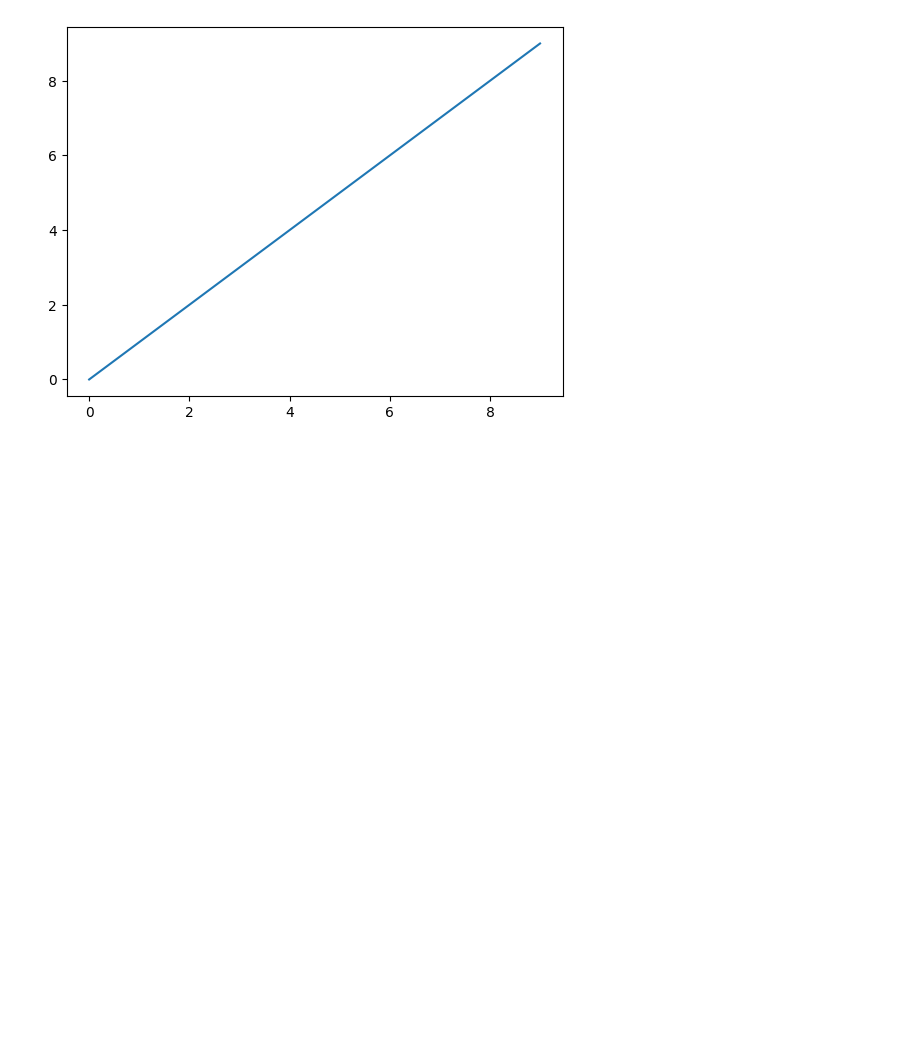
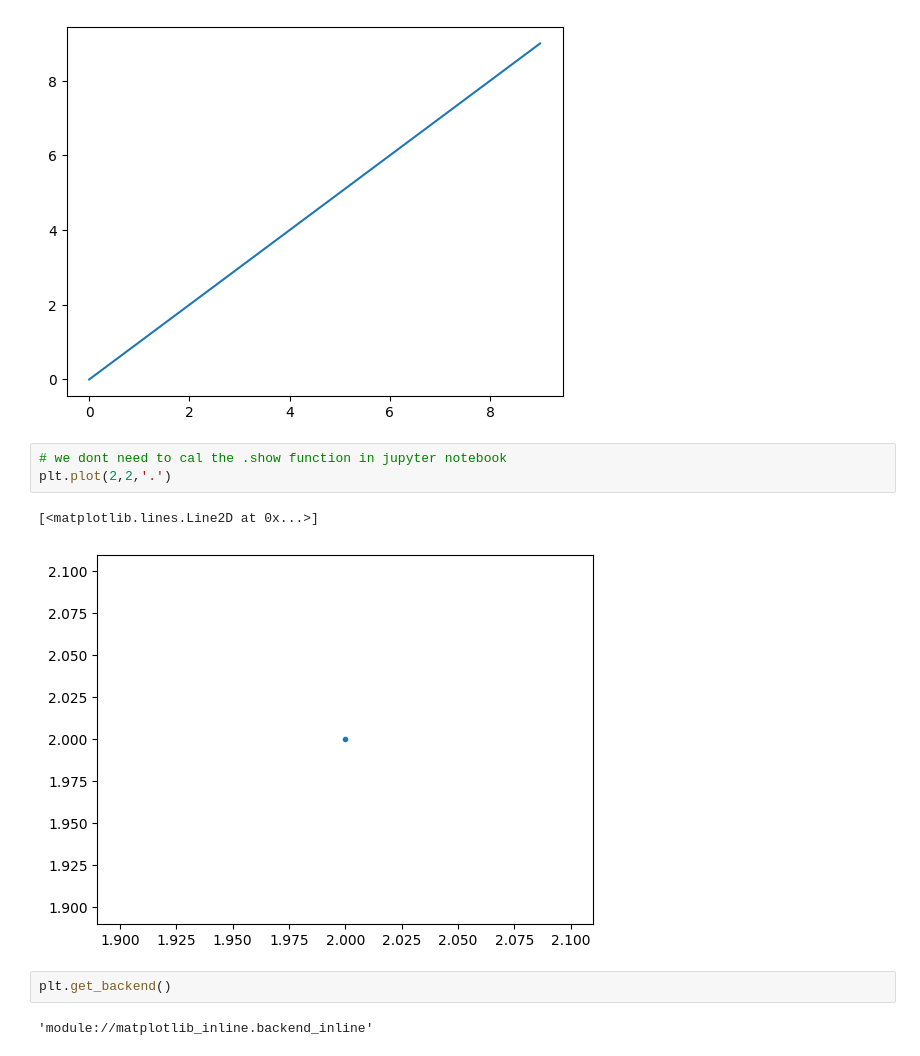
Before and after one commit to CoderCouple/NumPyPractice, a Jupyter notebook: src/visualizations/matplotlib/00_matplotlib_basics.ipynb, the cells around one changed output. Cells and saved outputs as stored; diff of their text form; blank space fills up the shorter version.

```diff
--- a/src/visualizations/matplotlib/00_matplotlib_basics.ipynb
+++ b/src/visualizations/matplotlib/00_matplotlib_basics.ipynb
@@ -83,3 +84,13 @@ plt.plot(data)
 # %% [output]
 [<matplotlib.lines.Line2D at 0x...>]
 [figure]
+# %%
+# we dont need to cal the .show function in jupyter notebook
+plt.plot(2,2,'.')
+# %% [output]
+[<matplotlib.lines.Line2D at 0x...>]
+[figure, added]
+# %%
+plt.get_backend()
+# %% [output]
+'module://matplotlib_inline.backend_inline'
```
Also changed, not shown: parts of 1 cell of this notebook, 2 other files.
